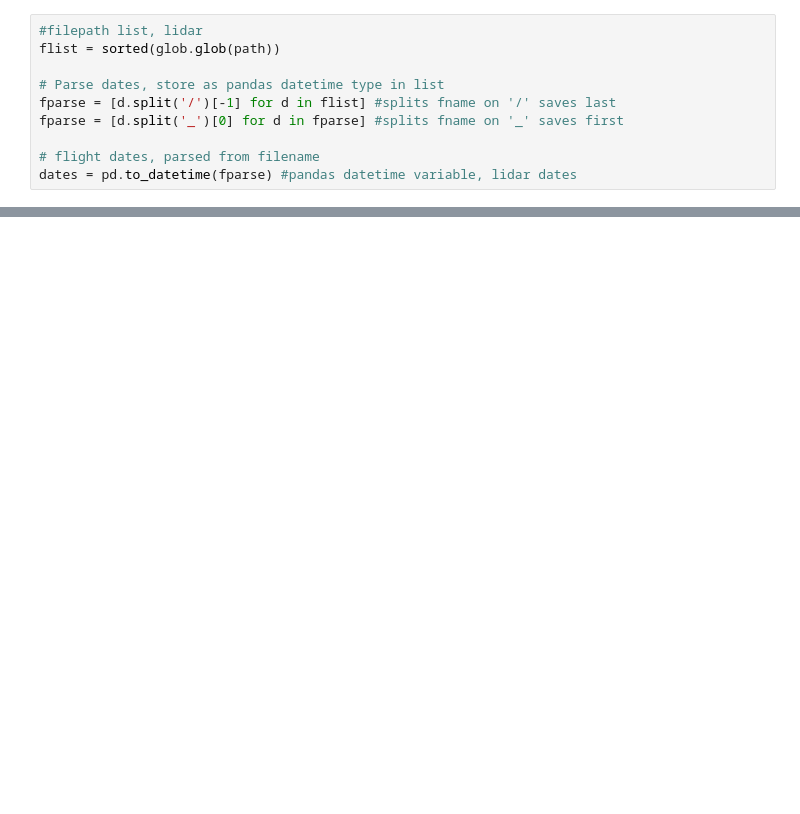
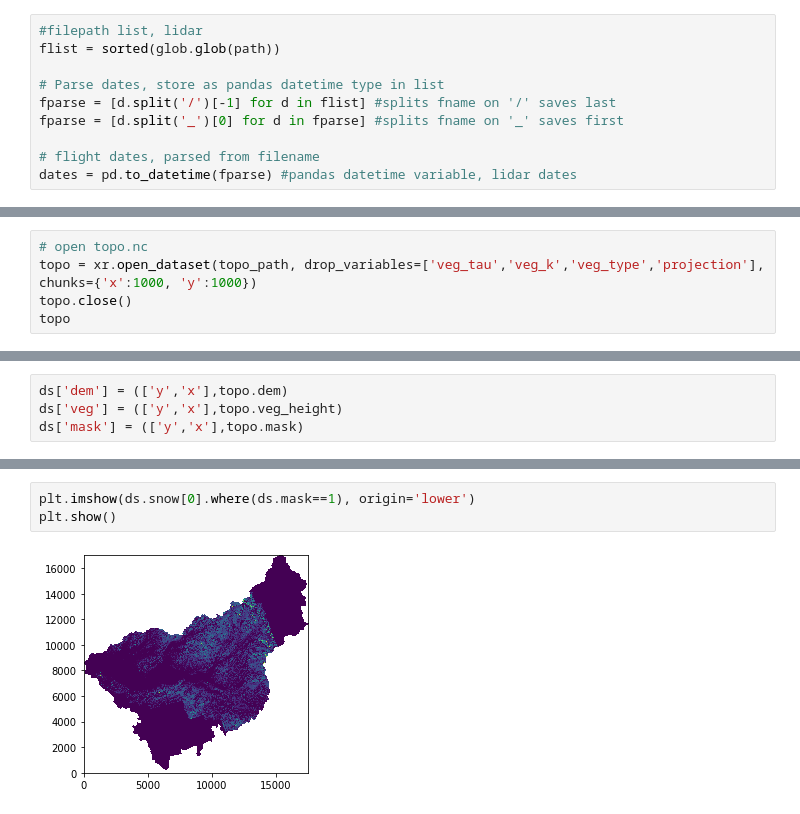
Before and after one commit to meganmason/jlabs, a Jupyter notebook: xarray/tests.ipynb, the cells around one changed output, grey strips where cells are left out. Drawn from its saved outputs; the diff is of its cells as text; blank space fills up the shorter version.

```diff
--- a/xarray/tests.ipynb
+++ b/xarray/tests.ipynb
@@ -47,0 +90,5 @@ plt.show()
+# %%
+# open topo.nc
+topo = xr.open_dataset(topo_path, drop_variables=['veg_tau','veg_k','veg_type','projection'], chunks={'x':1000, 'y':1000})
+topo.close()
+topo
@@ -47,0 +113,4 @@ plt.show()
+# %%
+ds['dem'] = (['y','x'],topo.dem)
+ds['veg'] = (['y','x'],topo.veg_height)
+ds['mask'] = (['y','x'],topo.mask)
@@ -47,0 +137,5 @@ plt.show()
+# %%
+plt.imshow(ds.snow[0].where(ds.mask==1), origin='lower')
+plt.show()
+# %% [output]
+[figure, added]
```
Also changed, not shown: parts of 10 cells of this notebook, 3 other files.
